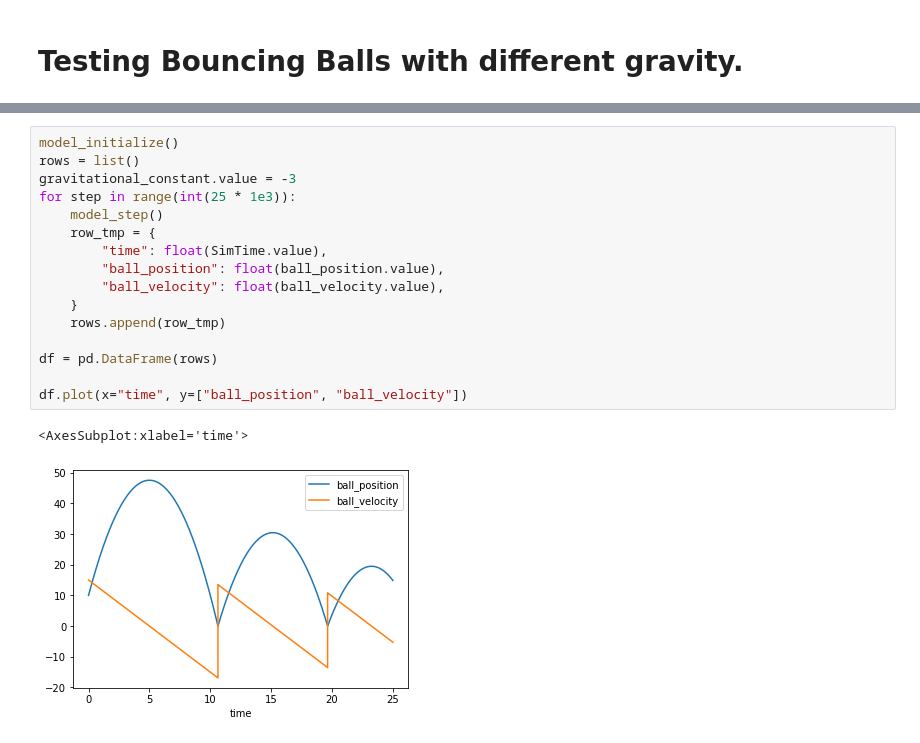
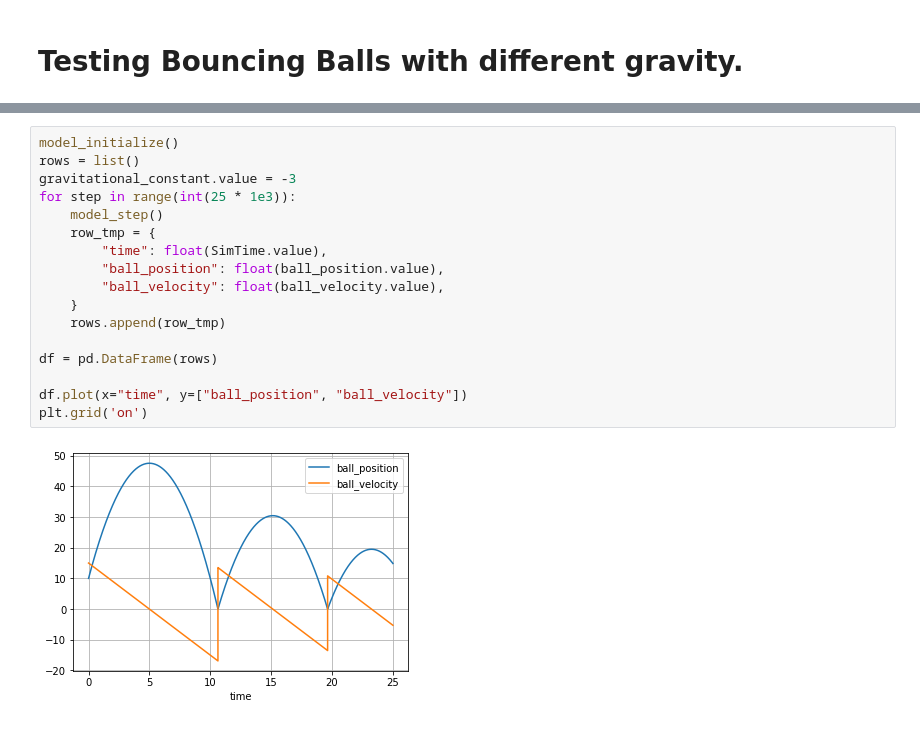
Before and after one commit to dapperfu/Python-Simulink, a Jupyter notebook: Example3/bouncing_ball.ipynb, the cells around one changed output, grey strips where cells are left out. Cells and saved outputs as stored; diff of their text form.

```diff
--- a/Example3/bouncing_ball.ipynb
+++ b/Example3/bouncing_ball.ipynb
@@ -77,19 +82,19 @@ df.plot(x="time", y=["ball_position", "ball_velocity"])
 # %%
 model_initialize()
 rows = list()
 gravitational_constant.value = -3
 for step in range(int(25 * 1e3)):
     model_step()
     row_tmp = {
         "time": float(SimTime.value),
         "ball_position": float(ball_position.value),
         "ball_velocity": float(ball_velocity.value),
     }
     rows.append(row_tmp)
 
 df = pd.DataFrame(rows)
 
 df.plot(x="time", y=["ball_position", "ball_velocity"])
+plt.grid('on')
 # %% [output]
-<AxesSubplot:xlabel='time'>
-[figure, old version]
+[figure, new version]
```
Also changed, not shown: parts of 3 cells of this notebook, 1 other file.
